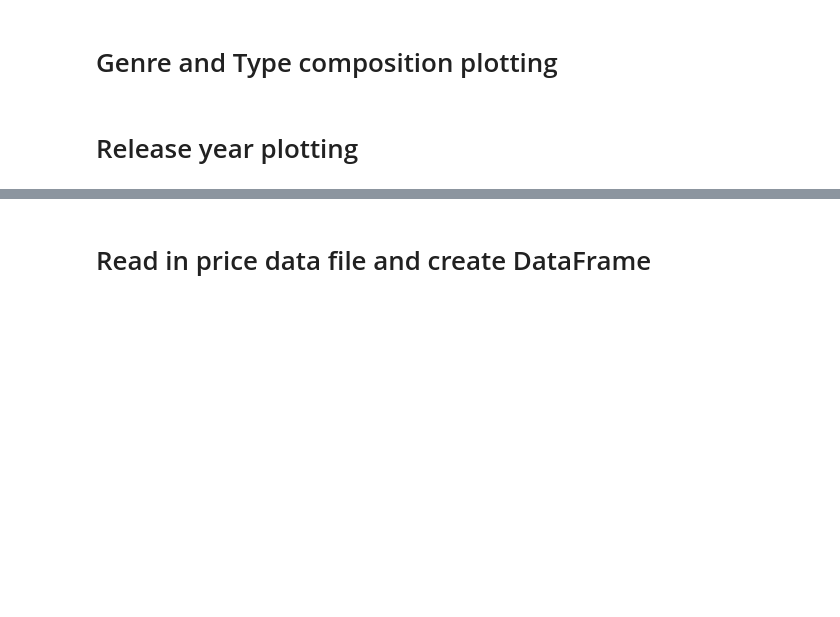
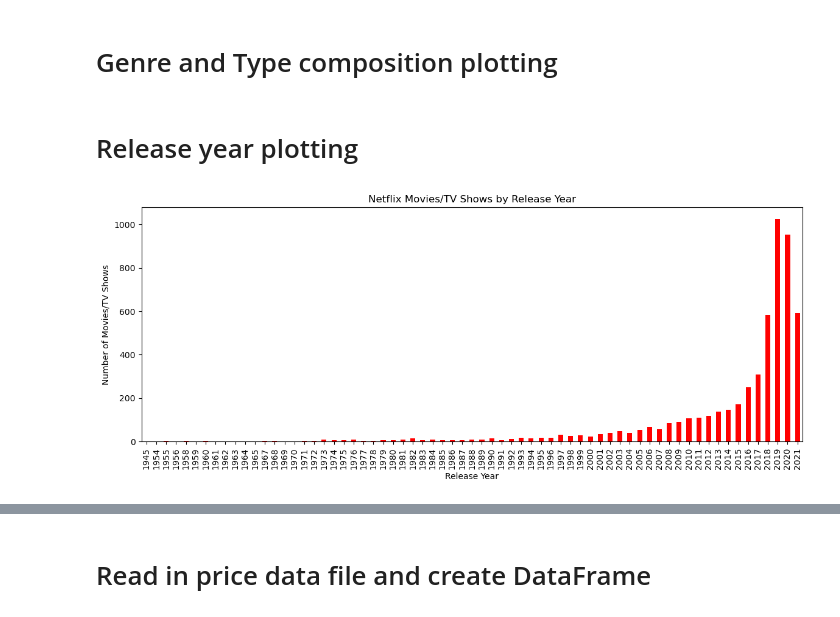
Before and after one commit to gfoley15/netflixandchill, a Jupyter notebook: notebook/netflixandchill.ipynb, the cells around one changed output, grey strips where cells are left out. Drawn from its saved outputs; the diff is of its cells as text; code cells hidden in the pictures; blank space fills up the shorter version.

Commit message:
release year bar charts

```diff
--- a/notebook/netflixandchill.ipynb
+++ b/notebook/netflixandchill.ipynb
@@ -137,5 +164,12 @@ combined_df.head()
 # Release year plotting
 # %%
 # Netflix bar or line chart for release years
+net_relyr_groups = netflix_df.groupby('release_year')
+net_relyr = net_relyr_groups['show_id'].count()
+net_relyr_plot = net_relyr.plot(kind='bar', figsize=(14,5), color = 'red', title = 'Netflix Movies/TV Shows by Release Year',
+                                xlabel= 'Release Year', ylabel='Number of Movies/TV Shows')
+plt.show()
+# %% [output]
+[figure, added]
 # %%
 # Disney bar or line chart for release years
```
Also changed, not shown: parts of 13 cells of this notebook.
